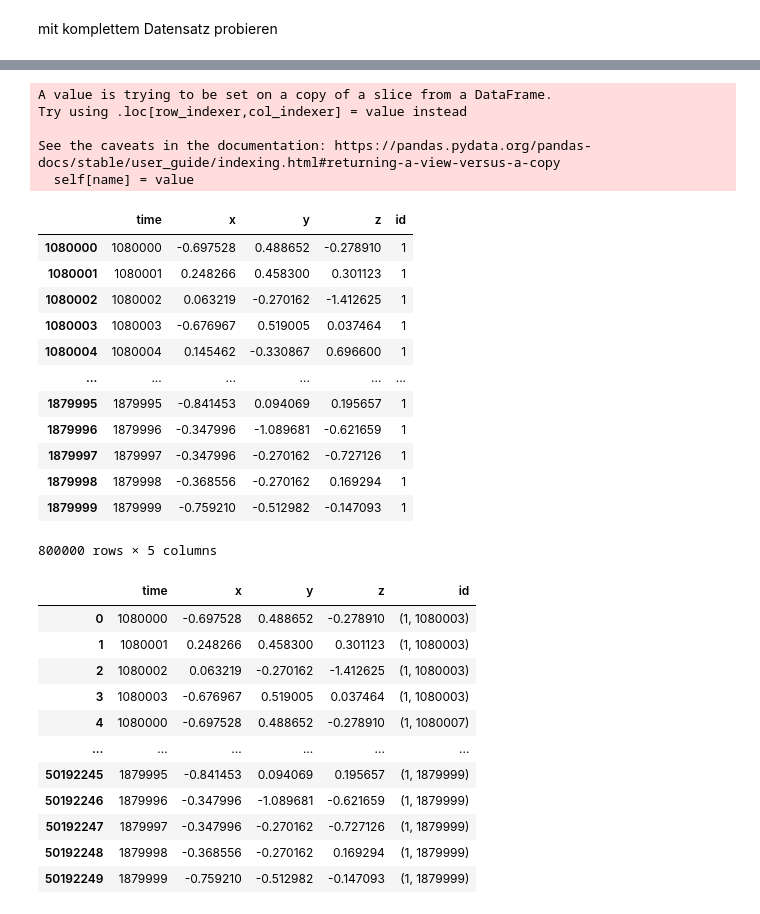
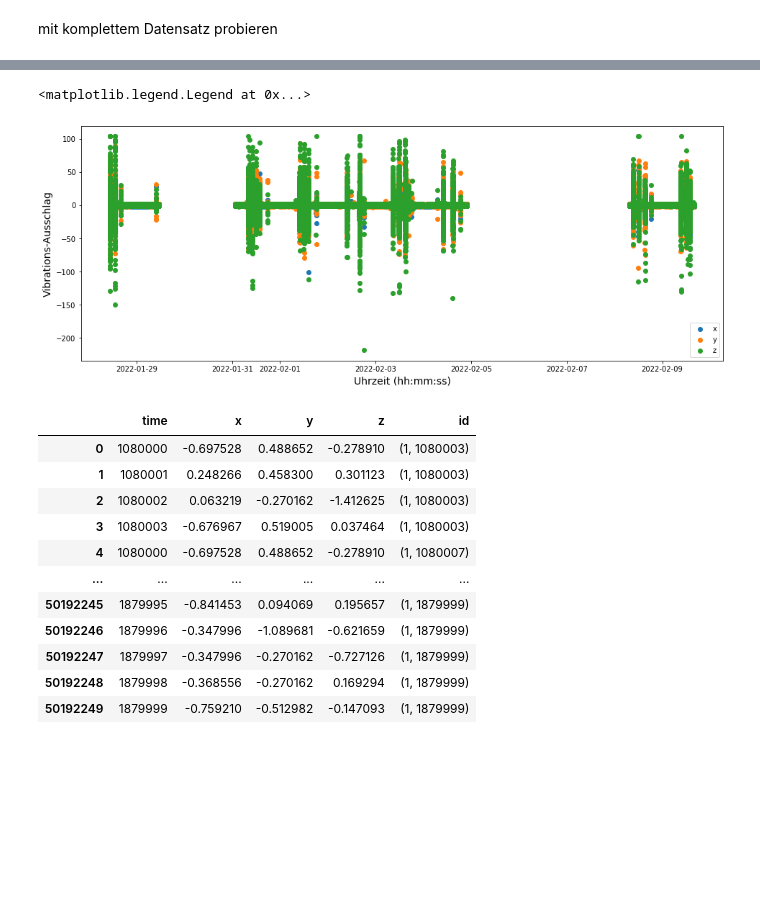
Before and after one commit to juliansaar/Innoprojekt, a Jupyter notebook: tsfresh_julian.ipynb, the cells around one changed output, grey strips where cells are left out. Saved outputs shown, nothing was run; the diff lists cells and outputs as text; code cells hidden in the pictures; blank space fills up the shorter version.

```diff
--- a/tsfresh_julian.ipynb
+++ b/tsfresh_julian.ipynb
@@ -73,26 +83,24 @@ df
+# %%
+#bis 500.000
+#ab 1.300.000 bis 3.500.000
+#ab 5.000.000
+df_small = df[:500000]
+df_small = df_small.append(df[1300000:3500000])
+df_small = df_small.append(df[5000000:])
+# %%
+fig, ax = plt.subplots(figsize=(16,6))
+ax.scatter(df_small.time, df_small.x, label="x")
+ax.scatter(df_small.time, df_small.y, label='y')
+ax.scatter(df_small.time, df_small.z, label='z')
+
+ax.set_xlabel("Uhrzeit (hh:mm:ss)", fontsize=14)
+ax.set_ylabel("Vibrations-Ausschlag", fontsize=14)
+
+plt.legend(loc=4)
+# %% [output]
+<matplotlib.legend.Legend at 0x...>
+[figure, added]
 # %%
-df.time = df.index
+df_small.time = df_small.index
-# %% [output]
-A value is trying to be set on a copy of a slice from a DataFrame.
-Try using .loc[row_indexer,col_indexer] = value instead
-
-See the caveats in the documentation: https://pandas.pydata.org/pandas-docs/stable/user_guide/indexing.html#returning-a-view-versus-a-copy
-  self[name] = value
-# %%
-df
-# %% [output]
-|  | time | x | y | z | id |
-| 1080000 | 1080000 | -0.697528 | 0.488652 | -0.278910 | 1 |
-| 1080001 | 1080001 | 0.248266 | 0.458300 | 0.301123 | 1 |
-| 1080002 | 1080002 | 0.063219 | -0.270162 | -1.412625 | 1 |
-| 1080003 | 1080003 | -0.676967 | 0.519005 | 0.037464 | 1 |
-| 1080004 | 1080004 | 0.145462 | -0.330867 | 0.696600 | 1 |
-| ... | ... | ... | ... | ... | ... |
-| 1879995 | 1879995 | -0.841453 | 0.094069 | 0.195657 | 1 |
-| 1879996 | 1879996 | -0.347996 | -1.089681 | -0.621659 | 1 |
-| 1879997 | 1879997 | -0.347996 | -0.270162 | -0.727126 | 1 |
-| 1879998 | 1879998 | -0.368556 | -0.270162 | 0.169294 | 1 |
-| 1879999 | 1879999 | -0.759210 | -0.512982 | -0.147093 | 1 |
-800000 rows × 5 columns
 # %%
 from tsfresh.utilities.dataframe_functions import roll_time_series
```
Also changed, not shown: parts of 4 cells of this notebook.
